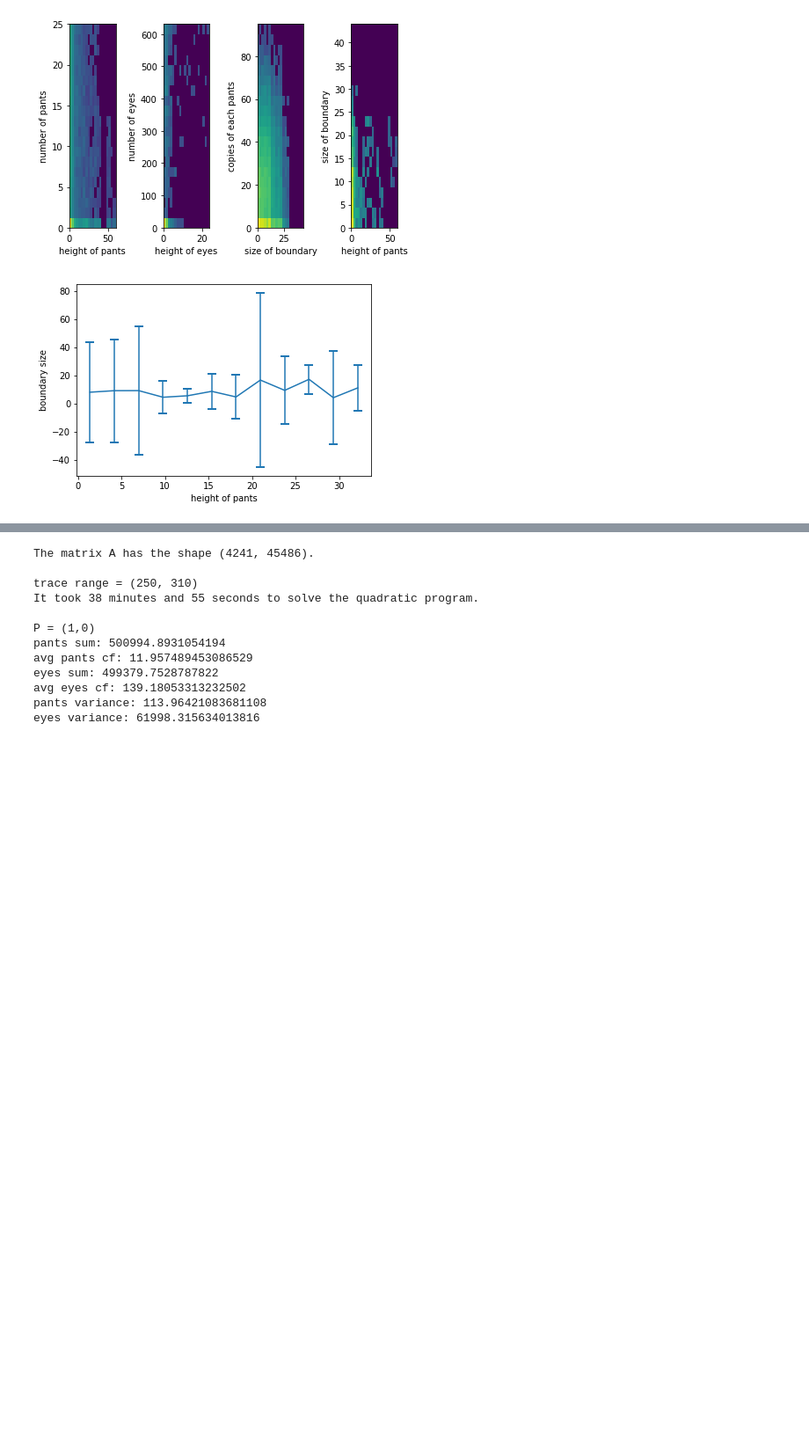
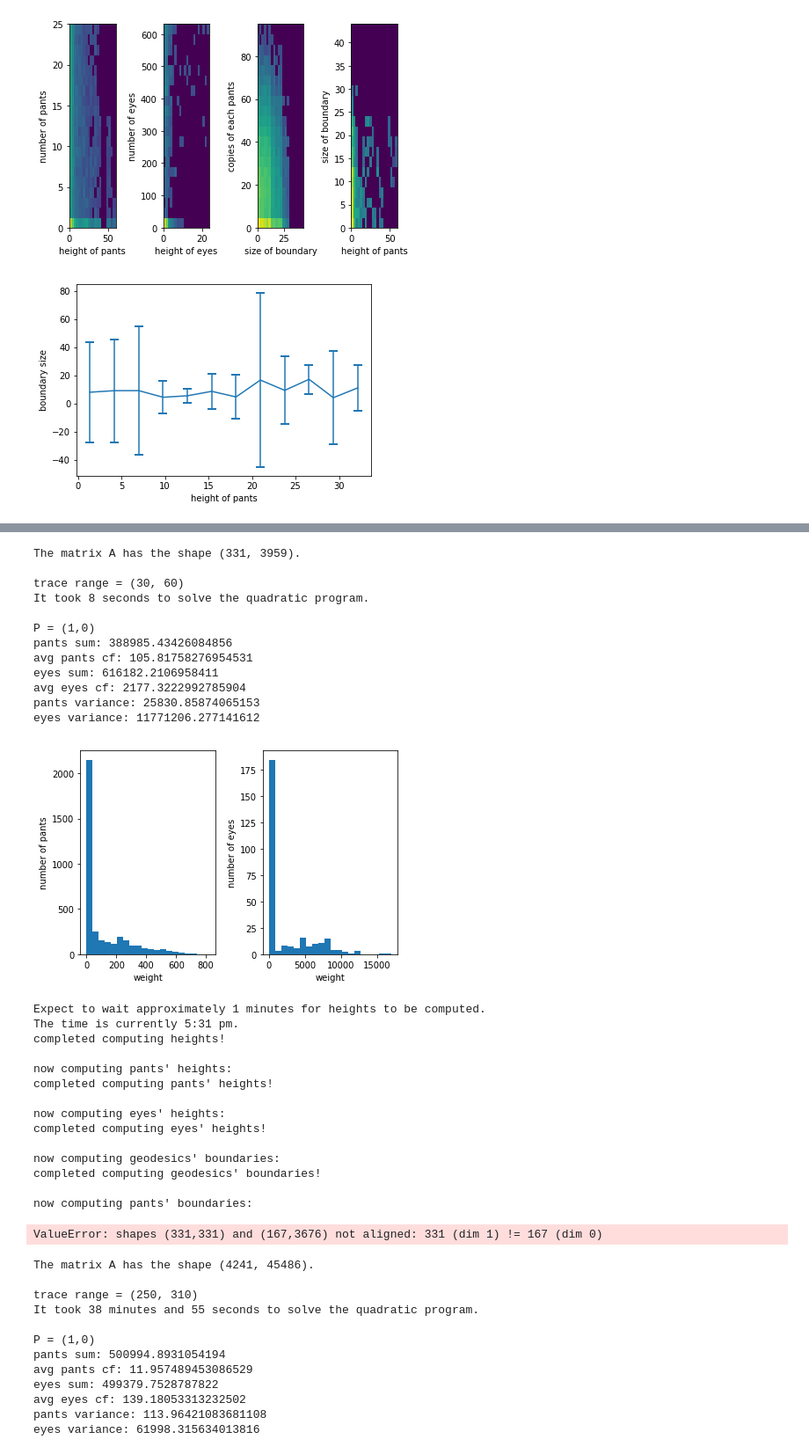
Before and after one commit to BrookeOgrodnik/REU, a Jupyter notebook: MergedDataAnalysis-Copy1.ipynb, the cells around one changed output, grey strips where cells are left out. Shown at 88% size. Cells and saved outputs as stored; diff of their text form; code cells hidden in the pictures; blank space fills up the shorter version.

```diff
--- a/MergedDataAnalysis-Copy1.ipynb
+++ b/MergedDataAnalysis-Copy1.ipynb
@@ -376,6 +376,7 @@ def graphAndReturn(mini,maxi,short = False, weights = (1,0)):
     A = pantsAndEyesToMatrix(pantsList,eyeList,posGeoList,posCuspList)
     numP = len(pantsList)
     numE = len(eyeList)
+    numG = len(posGeoList)
     print(f"The matrix A has the shape {A.shape}.\n")
     #cvxpy without integer constraints
     print("trace range = " + str((mini,maxi)))
@@ -429,27 +430,28 @@ def graphAndReturn(mini,maxi,short = False, weights = (1,0)):
     if short:
         return (pVals, eVals)
 
-    pantsPerMin = 250
-    ExpectedTimeForPantsHeights = numP/pantsPerMin
-    printExpectedTime(ExpectedTimeForPantsHeights, "pants' heights")
+    geosPerMin = 250
+    ExpectedTimeForPantsHeights = numG/geosPerMin
+    printExpectedTime(ExpectedTimeForPantsHeights, "heights")
     printTime()
-    heightsP = [hPant(pantsList[y]) for y in range(numP)]
+    heights = [height(list(geo)) for geo in posGeoList]
+    print("completed computing heights!\n")
+
+    print("now computing pants' heights:")
+    heightsP = np.amax(np.array(np.diag(heights),dtype = np.float64) @ A[:numG,:numP], axis = 0)
     print("completed computing pants' heights!\n")
 
-    ExpectedTimeForEyesHeights = numE/(3*pantsPerMin)
-    printExpectedTime(ExpectedTimeForEyesHeights, "eyes' heights")
-    printTime()
-    heightsE = [hEye(eyeList[y]) for y in range(numE)]
+    print("now computing eyes' heights:")
+    heightsE = np.amax(np.array(np.diag(heights),dtype = np.float64) @ A[:numG,numP:], axis = 0)
     print("completed computing eyes' heights!\n")
 
+    print("now computing geodesics' boundaries:")
+    boundsG = [int(i) for i in list(abs(np.dot(A,np.array([1]*(numP)+[0]*(numE)))))]
+    print("completed computing geodesics' boundaries!\n")
 
-    boundariesPerMin = 240
-    ExpectedTimeForBoundary = numP/boundariesPerMin
-    printExpectedTime(ExpectedTimeForBoundary, "boundaries")
-    printTime()
-    boundsP = [bPant(pantsList,pantsList[y]) for y in range(numP)]
-    print("completed computing pants' boundaries!\n")
-
+    print("now computing pants' boundaries:")
+    boundsP = [int(abs(i)) for i in np.amax(np.array(np.diag(boundsG),dtype = np.float64) @ A[:numG,:numP], axis = 0)]
+    print("completed computing pants' boundaries")
     #solList = list(zip(resultList,x.value))
     #solList.sort(key=lambda x:x[1], reverse=True)
     #resultStr = ""
@@ -570,3 +541,36 @@ completed computing pants' boundaries!
+# %%
+pVals_30_60, eVals_30_60, heightsP_30_60, heightsE_30_60, boundsP_30_60 = graphAndReturn(30,60)
+grapher(pVals_30_60, eVals_30_60, heightsP_30_60, heightsE_30_60, boundsP_30_60)
+print(heightsP_30_60[:30], boundsP_30_60[:30])
+# %% [output]
+The matrix A has the shape (331, 3959).
+
+trace range = (30, 60)
+It took 8 seconds to solve the quadratic program.
+
+P = (1,0)
+pants sum: 388985.43426084856
+avg pants cf: 105.81758276954531
+eyes sum: 616182.2106958411
+avg eyes cf: 2177.3222992785904
+pants variance: 25830.85874065153
+eyes variance: 11771206.277141612
+[figure, added]
+Expect to wait approximately 1 minutes for heights to be computed.
+The time is currently 5:31 pm.
+completed computing heights!
+
+now computing pants' heights:
+completed computing pants' heights!
+
+now computing eyes' heights:
+completed computing eyes' heights!
+
+now computing geodesics' boundaries:
+completed computing geodesics' boundaries!
+
+now computing pants' boundaries:
+ValueError: shapes (331,331) and (167,3676) not aligned: 331 (dim 1) != 167 (dim 0)
 # %%
 pVals_300_380, eVals_300_380, heightsP_300_380, heightsE_300_380, boundsP_300_380 = graphAndReturn(250,310)
 grapher(pVals_300_380, eVals_300_380, heightsP_300_380, heightsE_300_380, boundsP_300_380)
```
Also changed, not shown: parts of 2 cells of this notebook.
